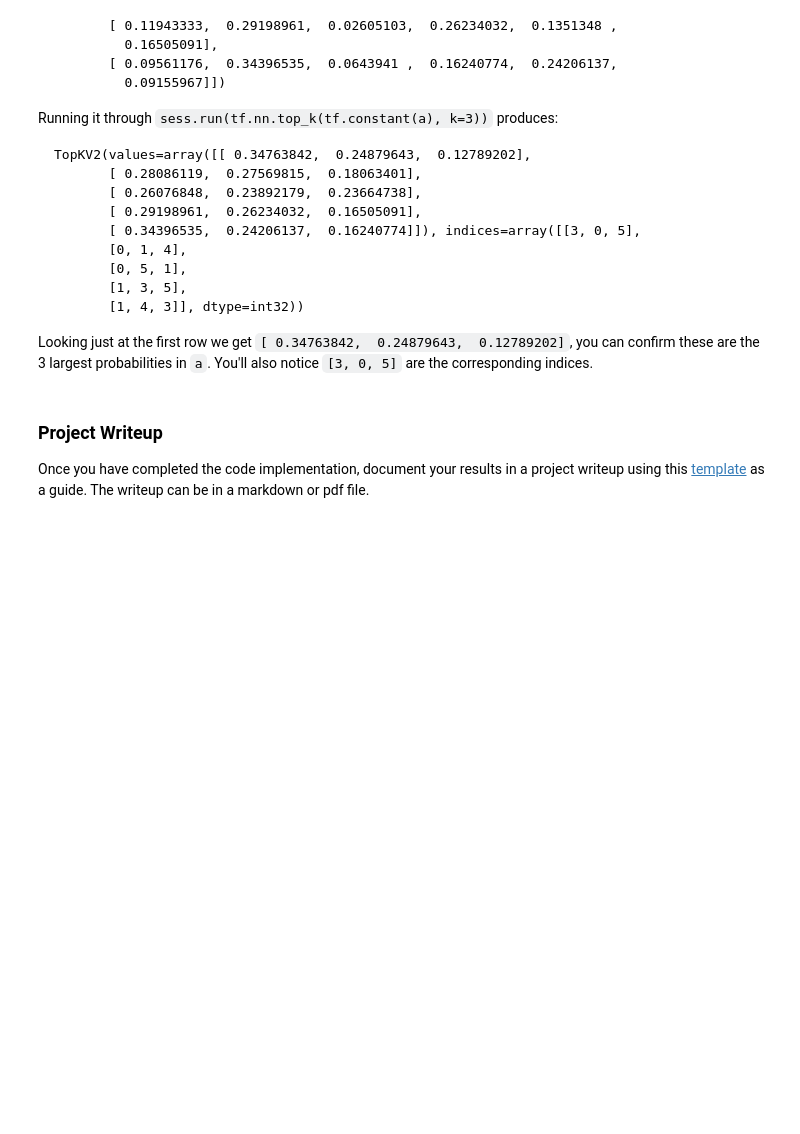
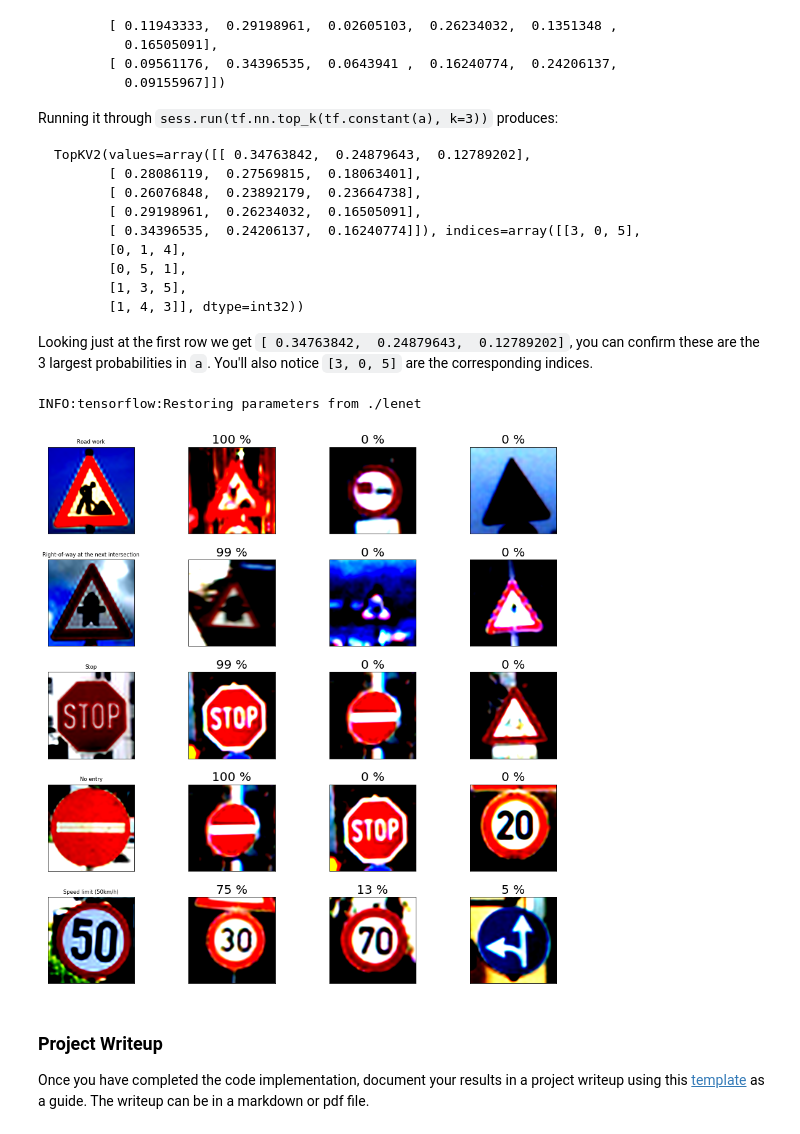
Before and after one commit to asadziach/CarND-Traffic-Sign-Classifier-Project, a Jupyter notebook: Traffic_Sign_Classifier.ipynb, the cells around one changed output. Drawn from its saved outputs; the diff is of its cells as text; code cells hidden in the pictures; blank space fills up the shorter version.

```diff
--- a/Traffic_Sign_Classifier.ipynb
+++ b/Traffic_Sign_Classifier.ipynb
@@ -614,8 +661,30 @@ with tf.Session() as sess:
     saver.restore(sess, tf.train.latest_checkpoint('.'))
     sf = sess.run(tf.nn.softmax(logits), feed_dict={x: X_myown, y: Y_myown, keep_prob: 1.0})
     topk = sess.run(tf.nn.top_k(tf.constant(sf), k=3))
-
-print(topk)
+# %% [output]
+INFO:tensorflow:Restoring parameters from ./lenet
+# %%
+fig, axes = plt.subplots(5, 4, figsize=figsize,
+                         subplot_kw={'xticks': [], 'yticks': []})
+
+fig.subplots_adjust(hspace=0.3, wspace=0.10)
+
+for index in indices:
+    ax = axes[index][0]
+    ax.imshow(X_myown[index], interpolation='lanczos', cmap='viridis')
+    ax.set_title(sign_names[Y_myown[index]], fontsize=fontsize)
+
+    for num, name in enumerate(topk.indices[index]):
+        ax = axes[index][num+1]
+        lookup = numpy.where(y_train==name)[0][0]
+        ax.imshow(X_train[lookup], interpolation='lanczos', cmap='viridis')
+        score = int(topk.values[index][num] * 100);
+        title = str(score) + " %"
+        ax.set_title(title, fontsize=20)
+
+plt.show()
+# %% [output]
+[figure, added]
 # %% [markdown]
 ### Project Writeup
 
```
Also changed, not shown: parts of 10 cells of this notebook.
